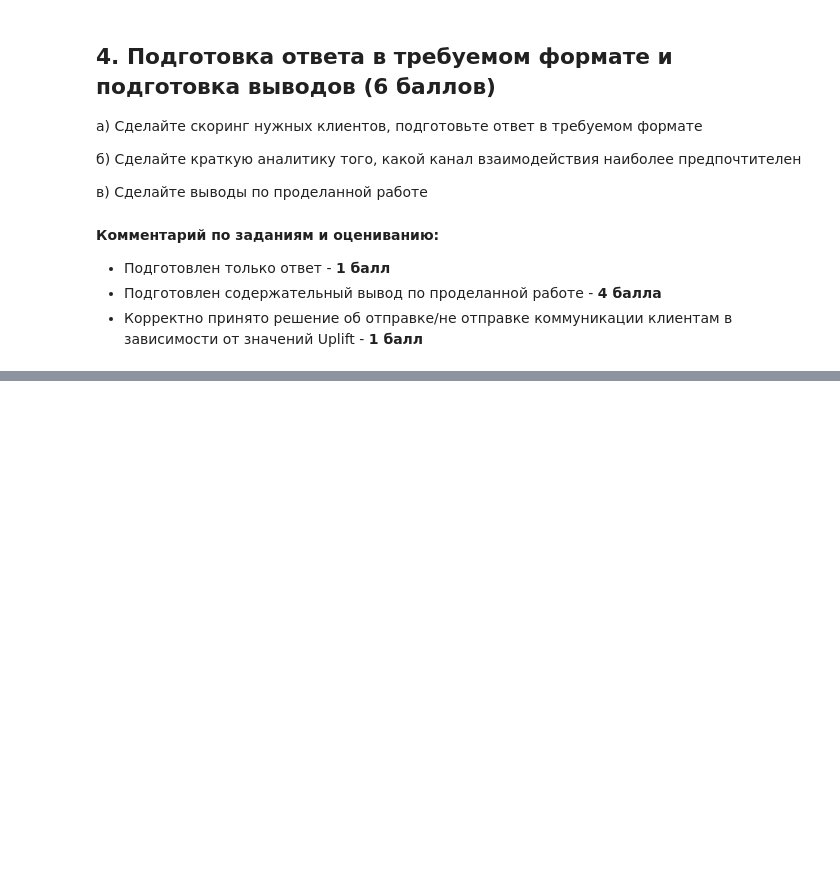
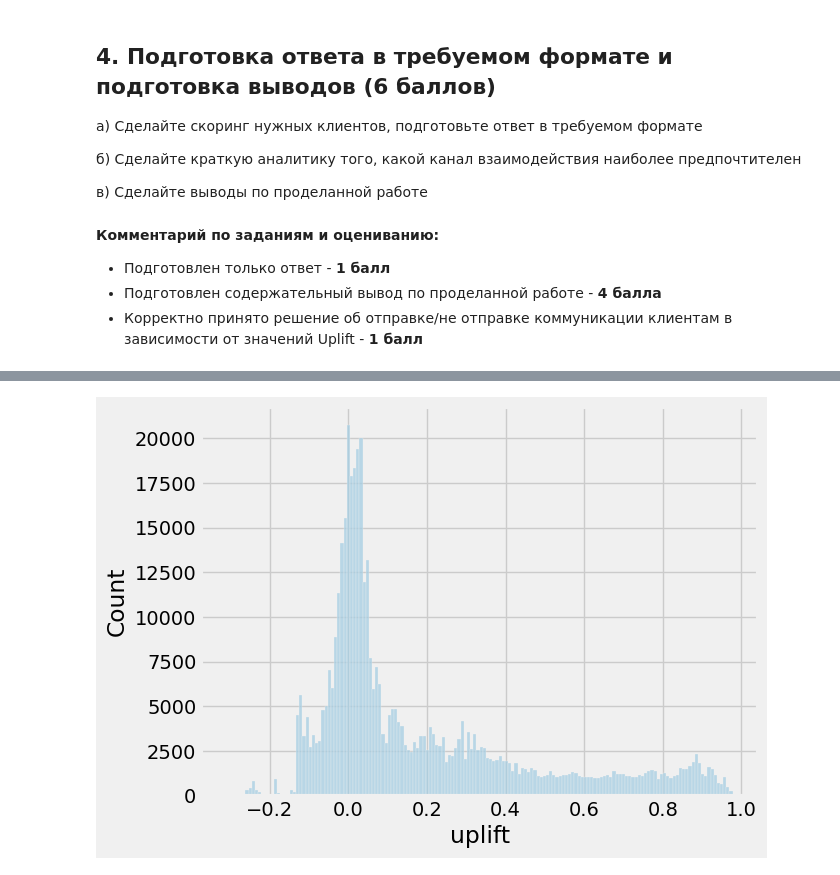
Before and after one commit to vasilyryabtsev/ml-hse-24-25, a Jupyter notebook: HW6_Uplift/AI_HW6_uplift.ipynb, the cells around one changed output, grey strips where cells are left out. Cells and saved outputs as stored; diff of their text form; code cells hidden in the pictures; blank space fills up the shorter version.

```diff
--- a/HW6_Uplift/AI_HW6_uplift.ipynb
+++ b/HW6_Uplift/AI_HW6_uplift.ipynb
@@ -1057,0 +1150,8 @@ a) Сделайте скоринг нужных клиентов, подгото
+# %%
+Xtest['uplift'] = cb_transform.predict(Xtest.drop(['user_id', 'report_dt'], axis=1))
+# %%
+sns.histplot(data=Xtest, x='uplift')
+
+plt.show()
+# %% [output]
+[figure, added]
```
Also changed, not shown: parts of 25 cells of this notebook.
